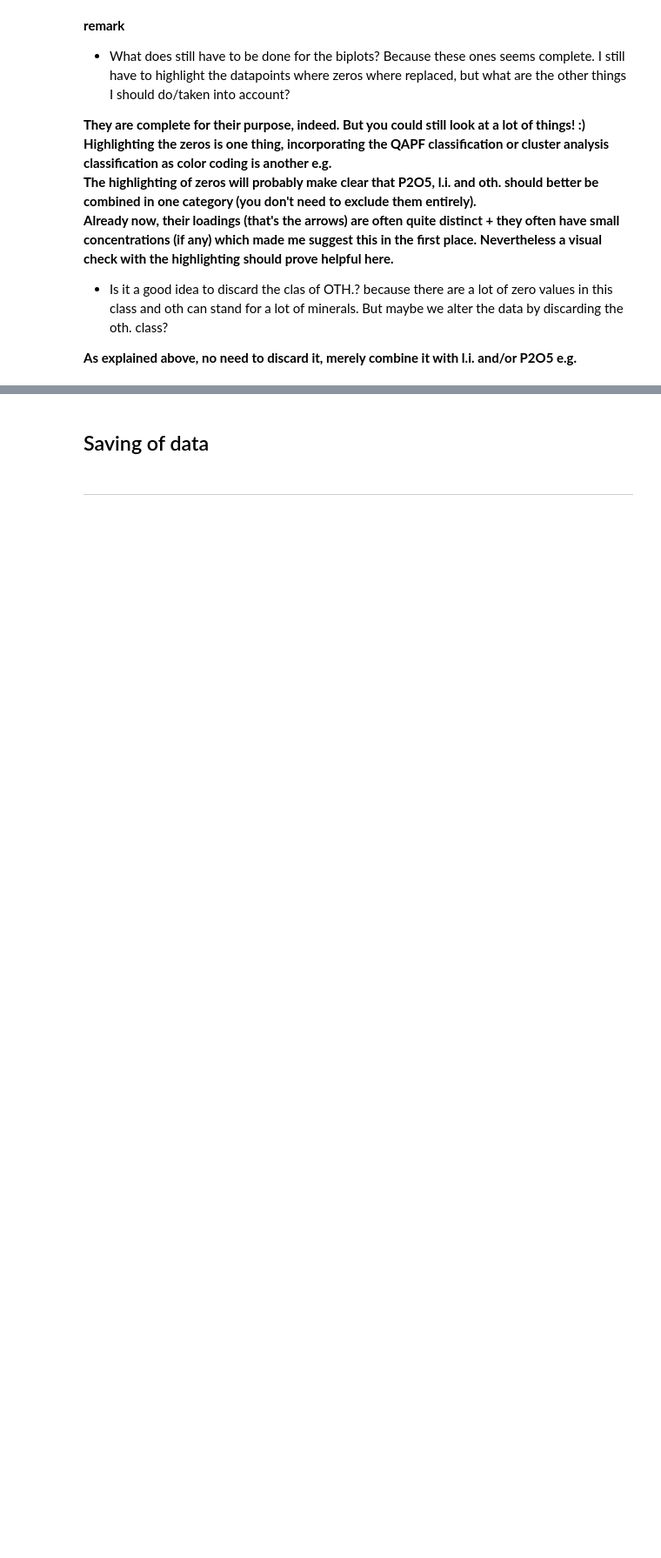
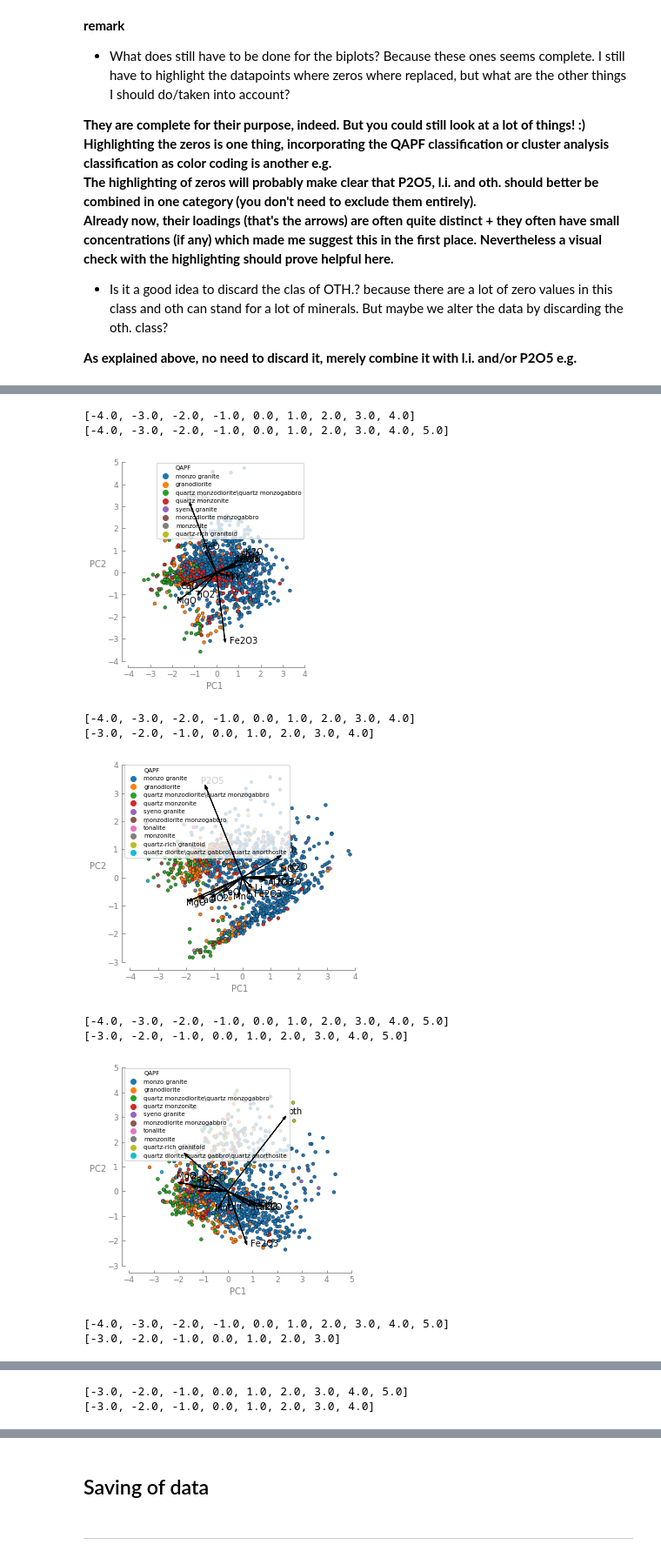
Before and after one commit to Complexio/Vistelius_1995_OCR, a Jupyter notebook: _ANALYSIS/1_area1_Preprocessing.ipynb, the cells around one changed output, grey strips where cells are left out. Shown at 87% size. Cells and saved outputs as stored; diff of their text form; code cells hidden in the pictures; blank space fills up the shorter version.

```diff
--- a/_ANALYSIS/1_area1_Preprocessing.ipynb
+++ b/_ANALYSIS/1_area1_Preprocessing.ipynb
@@ -803,0 +831,5 @@ Wall time: 2.33 s
+# %%
+mineralogy_pca_metadata_all_areas = {}
+
+for area, metadata in metadata_all_areas.items():
+    mineralogy_pca_metadata_all_areas[area] = pd.concat([mineralogy_pca_df_all_areas[area], metadata], axis=1)
@@ -803,0 +899,50 @@ Wall time: 2.33 s
+# %%
+color_dict2 = {
+    "monzo granite": sns.color_palette()[0],
+     "granodiorite": sns.color_palette()[1],
+     "quartz monzodiorite\quartz monzogabbro": sns.color_palette()[2],
+     "quartz monzonite": sns.color_palette()[3],
+     "syeno granite": sns.color_palette()[4],
+     "monzodiorite monzogabbro": sns.color_palette()[5],
+     "tonalite": sns.color_palette()[6],
+     "monzonite": sns.color_palette()[7],
+     "quartz-rich granitoid": sns.color_palette()[8],
+     "quartz diorite\quartz gabbro\quartz anorthosite": sns.color_palette()[9],
+     "diorite gabbro anorthosite": sns.color_palette()[8],
+}
+# %%
+hue_orders2 = {
+    "area1": ["monzo granite", "granodiorite", "quartz monzodiorite\quartz monzogabbro", "quartz monzonite", "syeno granite", "monzodiorite monzogabbro", "monzonite", "quartz-rich granitoid"],
+    "area2": ["monzo granite", "granodiorite", "quartz monzodiorite\quartz monzogabbro", "quartz monzonite", "syeno granite", "monzodiorite monzogabbro", "tonalite", "monzonite", "quartz-rich granitoid", "quartz diorite\quartz gabbro\quartz anorthosite"],
+    "area3": ["monzo granite", "granodiorite", "quartz monzodiorite\quartz monzogabbro", "quartz monzonite", "syeno granite", "monzodiorite monzogabbro", "tonalite", "monzonite", "quartz-rich granitoid", "quartz diorite\quartz gabbro\quartz anorthosite"],
+    "area4": ["monzo granite", "granodiorite", "quartz monzodiorite\quartz monzogabbro", "quartz monzonite", "syeno granite", "monzodiorite monzogabbro", "tonalite", "quartz diorite\quartz gabbro\quartz anorthosite", "diorite gabbro anorthosite"],
+    "area5": ["monzo granite", "granodiorite", "quartz monzodiorite\quartz monzogabbro", "quartz monzonite", "monzodiorite monzogabbro", "monzonite"],
+}
+# %%
+%%time
+for area, pca in mineralogy_pca_all_areas.items():
+    plots.biplot(pca,
+                 mineralogy_pca_metadata_all_areas[area],
+                 columns=mineralogy_all_areas[area].columns,
+                 group=area,
+                 plot_datalabels=False,
+                 adjust='box',
+                 axes_offset=0.3,
+                 loading_factor=1,
+                 loadings_forward=True,
+                 hue="QAPF",
+                 hue_order=hue_orders2[area],
+                 palette=color_dict2,
+                 s=15)
+# %% [output]
+[-4.0, -3.0, -2.0, -1.0, 0.0, 1.0, 2.0, 3.0, 4.0]
+[-4.0, -3.0, -2.0, -1.0, 0.0, 1.0, 2.0, 3.0, 4.0, 5.0]
+[figure, added]
+[-4.0, -3.0, -2.0, -1.0, 0.0, 1.0, 2.0, 3.0, 4.0]
+[-3.0, -2.0, -1.0, 0.0, 1.0, 2.0, 3.0, 4.0]
+[figure, added]
+[-4.0, -3.0, -2.0, -1.0, 0.0, 1.0, 2.0, 3.0, 4.0, 5.0]
+[-3.0, -2.0, -1.0, 0.0, 1.0, 2.0, 3.0, 4.0, 5.0]
+[figure, added]
+[-4.0, -3.0, -2.0, -1.0, 0.0, 1.0, 2.0, 3.0, 4.0, 5.0]
+[-3.0, -2.0, -1.0, 0.0, 1.0, 2.0, 3.0]
@@ -803,0 +950,2 @@ Wall time: 2.33 s
+[-3.0, -2.0, -1.0, 0.0, 1.0, 2.0, 3.0, 4.0, 5.0]
+[-3.0, -2.0, -1.0, 0.0, 1.0, 2.0, 3.0, 4.0]
```
Also changed, not shown: parts of 23 cells of this notebook, 22 other files.
